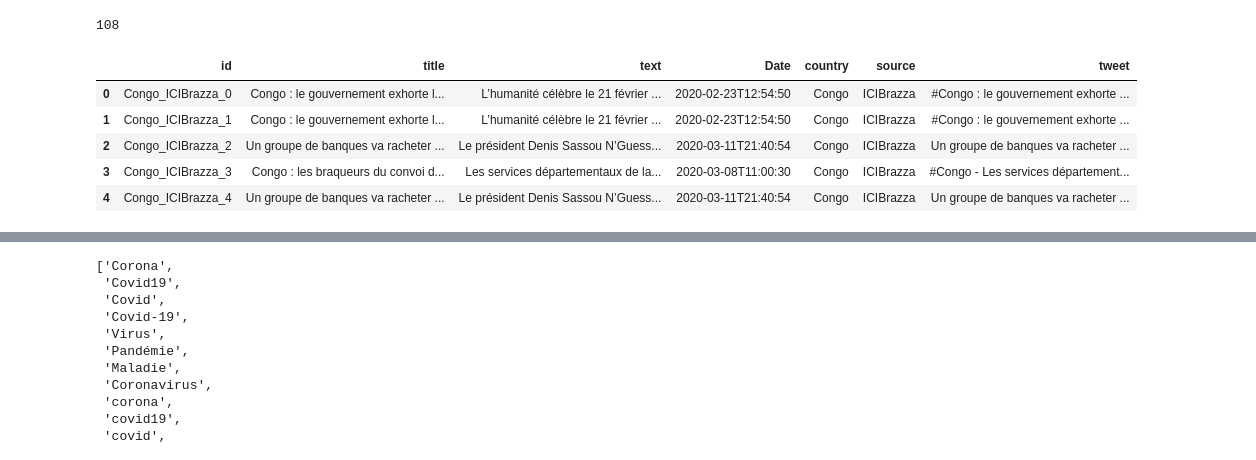
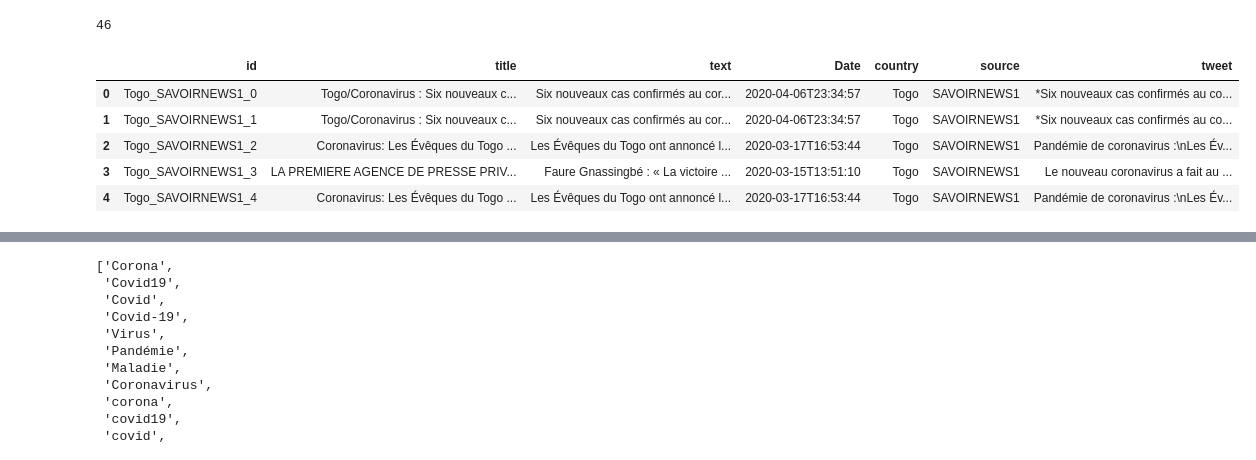
Before and after one commit to tguens/risk_analysis_covid, a Jupyter notebook: notebooks/text_cleaning.ipynb, the cells around one changed output, grey strips where cells are left out. Cells and saved outputs as stored; diff of their text form; code cells hidden in the pictures.

```diff
--- a/notebooks/text_cleaning.ipynb
+++ b/notebooks/text_cleaning.ipynb
@@ -9,16 +28,19 @@ import pandas as pd
 # %%
-example_path = '../data/articles_ICIBrazza_2020-02-01_2020-04-14.json'
+#example_path = '../data/articles_ICIBrazza_2020-02-01_2020-04-14.json'
+example_article = 'articles_SAVOIRNEWS1_2020-02-01_2020-04-14.json'
+example_path = os.path.join('../data', example_article)
+
 with open(example_path, 'r') as reader:
     data = json.load(reader)
 df = pd.DataFrame(columns=data['head'],
                  data=data['articles'])
 print(len(df))
 df.head()
 # %% [output]
-108
+46
 |  | id | title | text | Date | country | source | tweet |
-| 0 | Congo_ICIBrazza_0 | Congo : le gouvernement exhorte l... | L’humanité célèbre le 21 février ... | 2020-02-23T12:54:50 | Congo | ICIBrazza | #Congo : le gouvernement exhorte ... |
-| 1 | Congo_ICIBrazza_1 | Congo : le gouvernement exhorte l... | L’humanité célèbre le 21 février ... | 2020-02-23T12:54:50 | Congo | ICIBrazza | #Congo : le gouvernement exhorte ... |
-| 2 | Congo_ICIBrazza_2 | Un groupe de banques va racheter ... | Le président Denis Sassou N’Guess... | 2020-03-11T21:40:54 | Congo | ICIBrazza | Un groupe de banques va racheter ... |
-| 3 | Congo_ICIBrazza_3 | Congo : les braqueurs du convoi d... | Les services départementaux de la... | 2020-03-08T11:00:30 | Congo | ICIBrazza | #Congo - Les services département... |
-| 4 | Congo_ICIBrazza_4 | Un groupe de banques va racheter ... | Le président Denis Sassou N’Guess... | 2020-03-11T21:40:54 | Congo | ICIBrazza | Un groupe de banques va racheter ... |
+| 0 | Togo_SAVOIRNEWS1_0 | Togo/Coronavirus : Six nouveaux c... | Six nouveaux cas confirmés au cor... | 2020-04-06T23:34:57 | Togo | SAVOIRNEWS1 | *Six nouveaux cas confirmés au co... |
+| 1 | Togo_SAVOIRNEWS1_1 | Togo/Coronavirus : Six nouveaux c... | Six nouveaux cas confirmés au cor... | 2020-04-06T23:34:57 | Togo | SAVOIRNEWS1 | *Six nouveaux cas confirmés au co... |
+| 2 | Togo_SAVOIRNEWS1_2 | Coronavirus: Les Évêques du Togo ... | Les Évêques du Togo ont annoncé l... | 2020-03-17T16:53:44 | Togo | SAVOIRNEWS1 | Pandémie de coronavirus :\nLes Év... |
+| 3 | Togo_SAVOIRNEWS1_3 | LA PREMIERE AGENCE DE PRESSE PRIV... | Faure Gnassingbé : « La victoire ... | 2020-03-15T13:51:10 | Togo | SAVOIRNEWS1 | Le nouveau coronavirus a fait au ... |
+| 4 | Togo_SAVOIRNEWS1_4 | Coronavirus: Les Évêques du Togo ... | Les Évêques du Togo ont annoncé l... | 2020-03-17T16:53:44 | Togo | SAVOIRNEWS1 | Pandémie de coronavirus :\nLes Év... |
```
Also changed, not shown: parts of 51 cells of this notebook, 1 other file.
